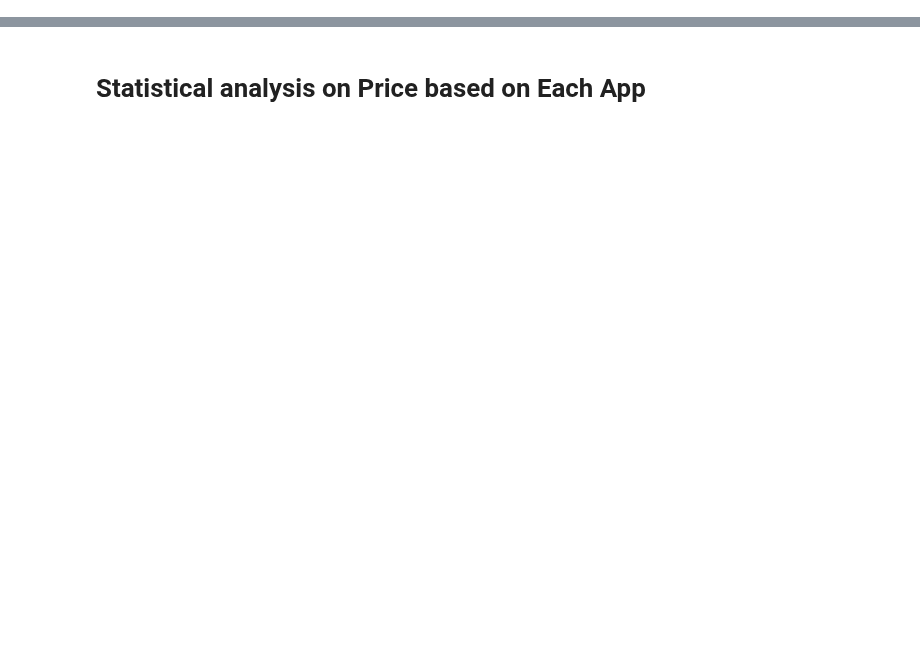
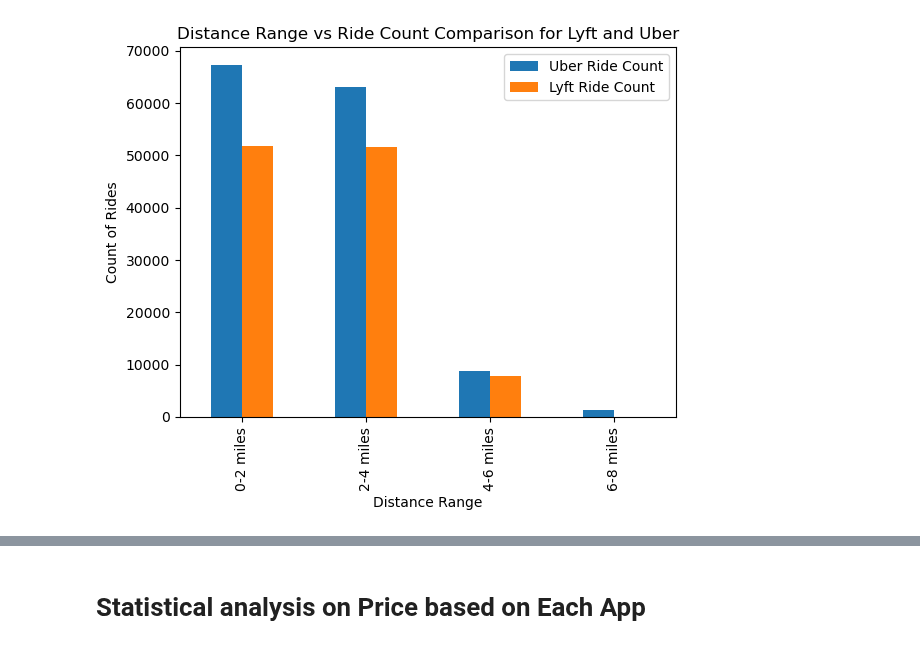
Before and after one commit to marnaji/Project-1, a Jupyter notebook: main.ipynb, the cells around one changed output, grey strips where cells are left out. Cells and saved outputs as stored; diff of their text form; code cells hidden in the pictures; blank space fills up the shorter version.

Commit message:
Merged Nevitha Code w/mine

```diff
--- a/main.ipynb
+++ b/main.ipynb
@@ -121,9 +221,6 @@ ride_counts = [
     ((uber_rides["Distance(m)"] > 6) & (uber_rides["Distance(m)"] <= 8)).sum()
 ]
 
-# Plot the bar graph
-plt.bar(distance_ranges, ride_counts)
-plt.xlabel("Distance Range")
-plt.ylabel("Number of Uber Rides")
-plt.title("Number of Uber Rides by Distance Range")
-plt.show()
+# Isolate this info into a dataframe
+uber_ranges = pd.DataFrame({"Distance Range":distance_ranges,"Uber Ride Count":ride_counts})
+uber_ranges
@@ -142,9 +245,6 @@ ride_counts = [
     ((lyft_rides["Distance(m)"] > 6) & (lyft_rides["Distance(m)"] <= 8)).sum()
 ]
 
-# Plot the bar graph
-plt.bar(distance_ranges, ride_counts)
-plt.xlabel("Distance Range")
-plt.ylabel("Number of Lyft Rides")
-plt.title("Number of Lyft Rides by Distance Range")
-plt.show()
+# Isolate this info into a dataframe
+lyft_ranges = pd.DataFrame({"Distance Range":distance_ranges,"Lyft Ride Count":ride_counts})
+lyft_ranges
@@ -150,0 +257,4 @@ plt.show()
+# %%
+# Merge data into a single table for easy plotting
+range_df=pd.merge(uber_ranges,lyft_ranges, on="Distance Range", how="left")
+range_df
@@ -151,3 +267,14 @@ plt.show()
+# %%
+# Plotting a bar chart to show rides taken for various distance ranges per rideshare app
+ax=range_df.plot.bar()
+labels=range_df["Distance Range"]
+ax.set_xticklabels(labels)
+plt.title("Distance Range vs Ride Count Comparison for Lyft and Uber")
+plt.xlabel("Distance Range")
+plt.ylabel("Count of Rides")
+plt.show()
+# %% [output]
+[figure, added]
 # %%
 # Total revenue for both lyft and uber
 revenue_df=final_df.groupby("Rideshare_App")["Price($)"].sum()
```
Also changed, not shown: parts of 46 cells of this notebook, 2 other files.
